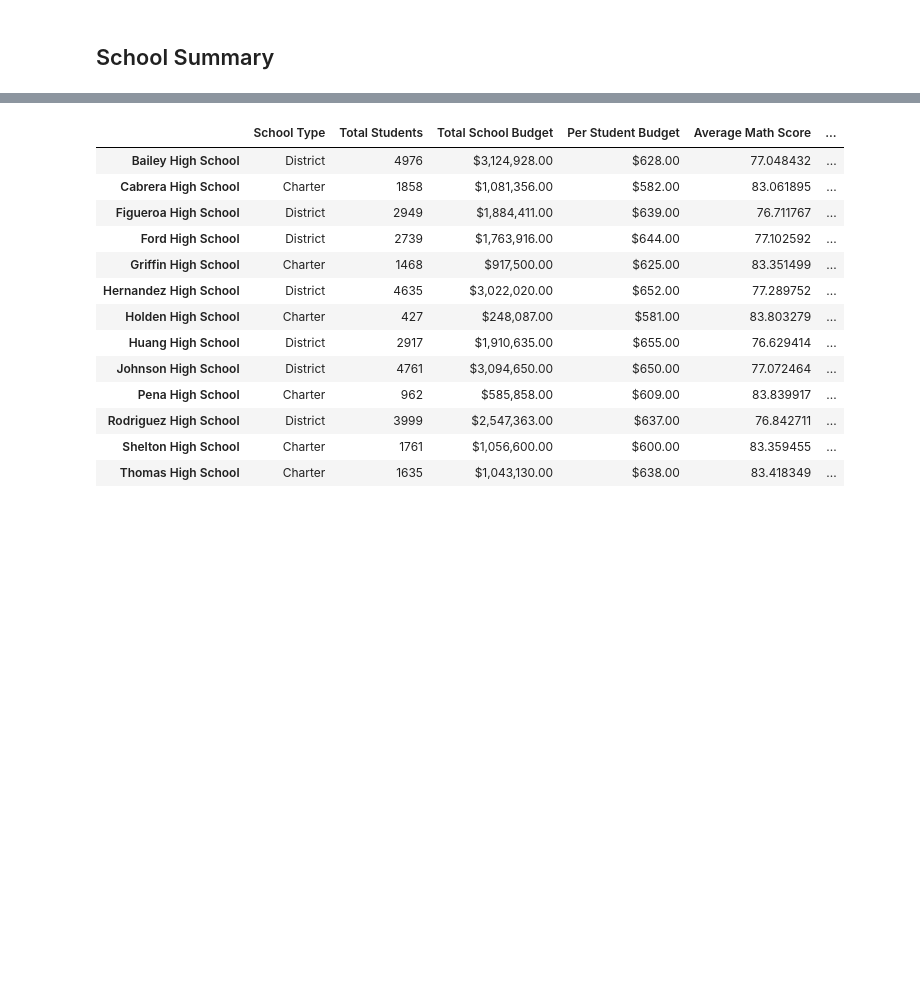
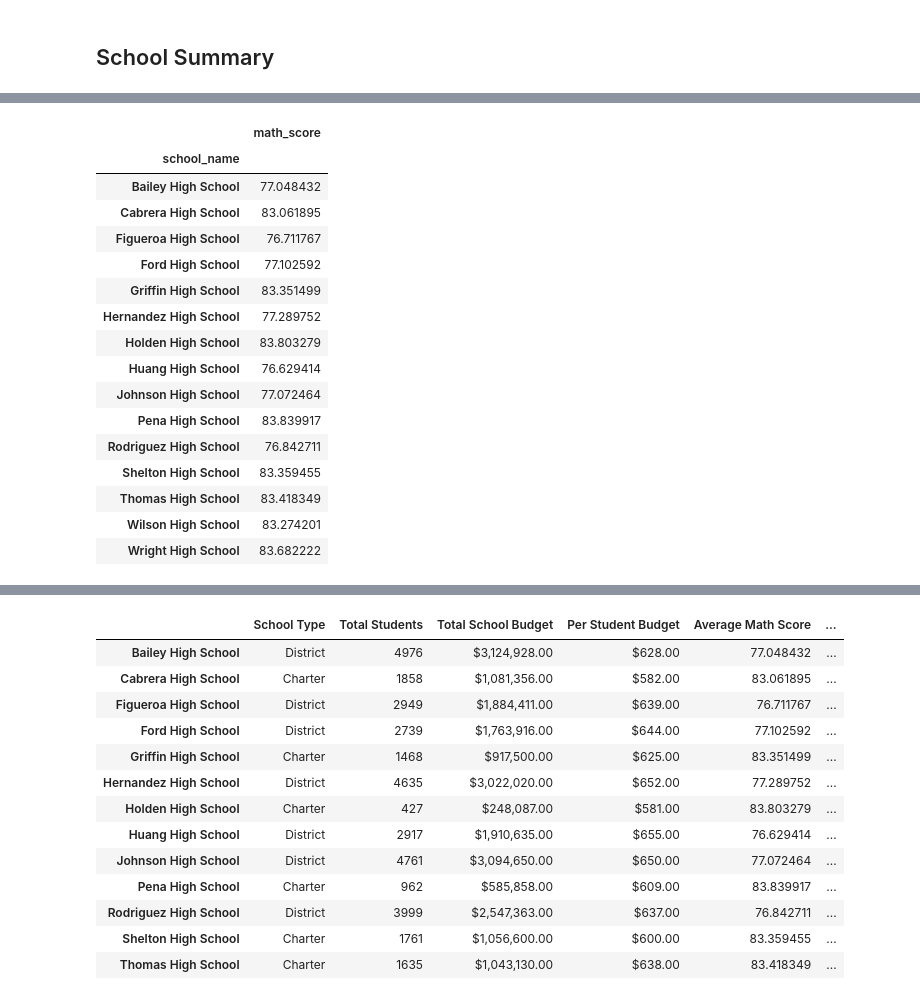
Before and after one commit to n-o-karma/pandas-challenge, a Jupyter notebook: PyCitySchools_starter.ipynb, the cells around one changed output, grey strips where cells are left out. Drawn from its saved outputs; the diff is of its cells as text; code cells hidden in the pictures; blank space fills up the shorter version.

```diff
--- a/PyCitySchools_starter.ipynb
+++ b/PyCitySchools_starter.ipynb
@@ -124,4 +182,22 @@ per_school_capita =
 # %%
 # Calculate the average test scores per school
-per_school_math =
-per_school_reading =
+per_school_math = pd.DataFrame(school_data_complete.groupby(['school_name'])['math_score'].mean())
+per_school_math
+# %% [output]
+|  | math_score |
+| school_name |  |
+| Bailey High School | 77.048432 |
+| Cabrera High School | 83.061895 |
+| Figueroa High School | 76.711767 |
+| Ford High School | 77.102592 |
+| Griffin High School | 83.351499 |
+| Hernandez High School | 77.289752 |
+| Holden High School | 83.803279 |
+| Huang High School | 76.629414 |
+| Johnson High School | 77.072464 |
+| Pena High School | 83.839917 |
+| Rodriguez High School | 76.842711 |
+| Shelton High School | 83.359455 |
+| Thomas High School | 83.418349 |
+| Wilson High School | 83.274201 |
+| Wright High School | 83.682222 |
```
Also changed, not shown: parts of 11 cells of this notebook.
